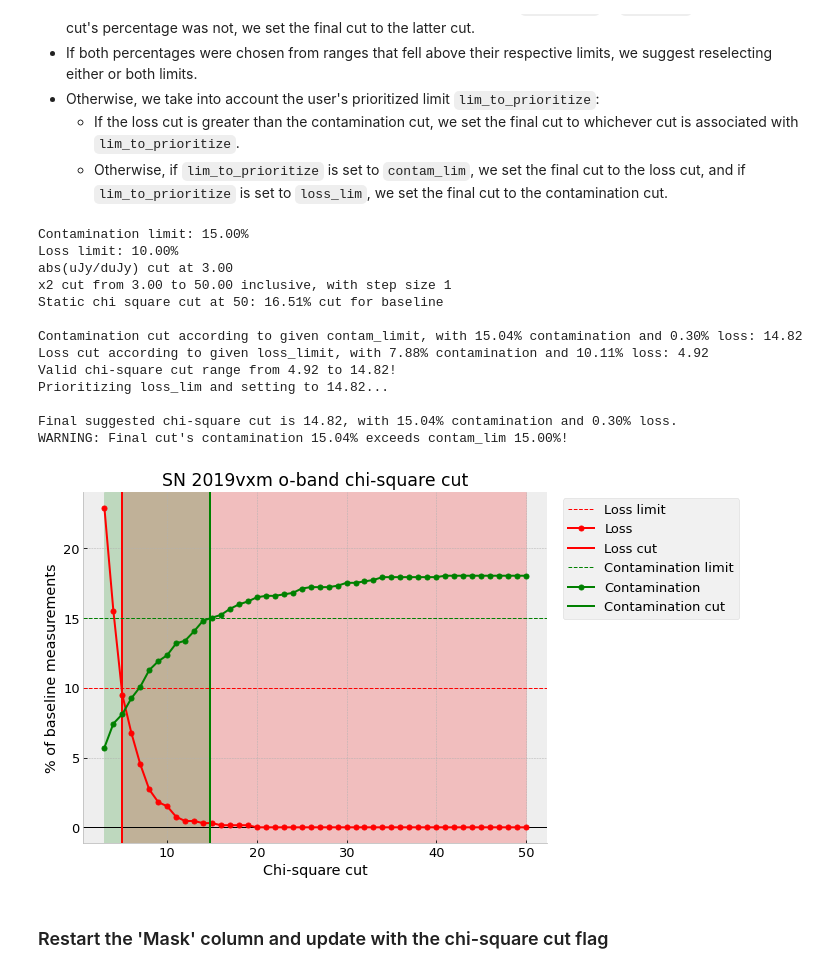
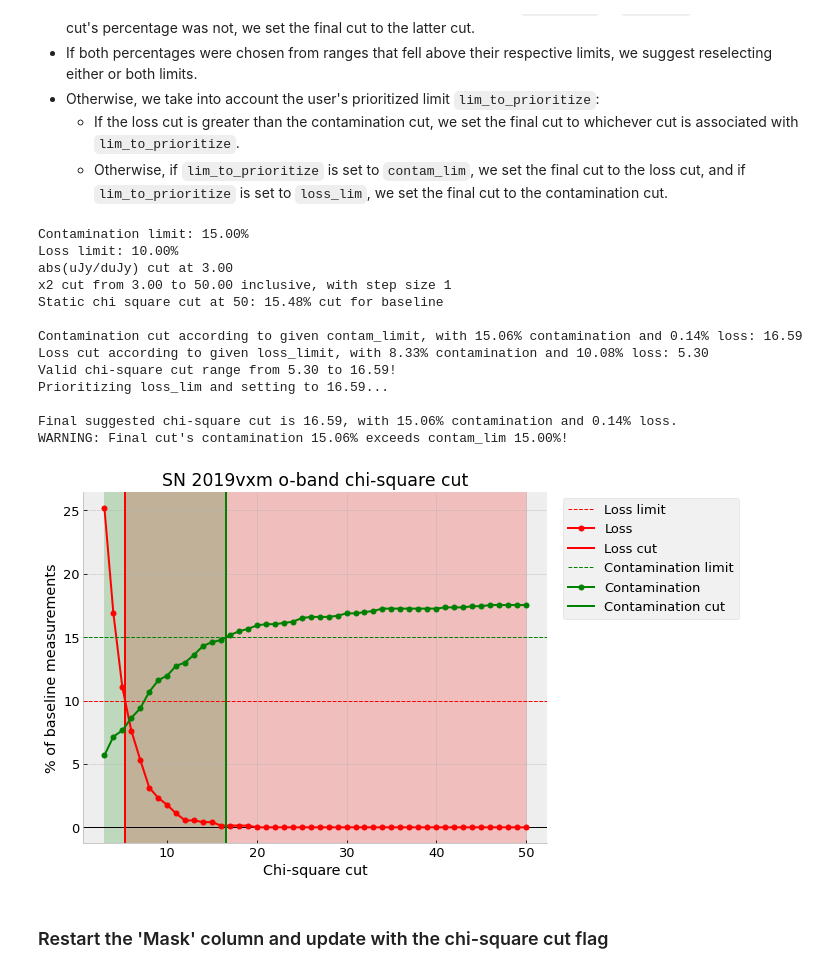
Before and after one commit to srest2021/atclean, a Jupyter notebook: clean_atlas_lc.ipynb, the cells around one changed output. Drawn from its saved outputs; the diff is of its cells as text; code cells hidden in the pictures.

```diff
--- a/clean_atlas_lc.ipynb
+++ b/clean_atlas_lc.ipynb
@@ -656,7 +668,7 @@ def choose_btwn_lim_cuts(contam_lim_cut, loss_lim_cut, contam_case, loss_case):
 
 def get_lim_cuts_data(cut, colname, indices=None):
     if indices is None:
-        indices = lc_info['baseline_i']
+        indices = lc_info['baseline_revised_i']
 
     b_good_i = lc_info['lc'].ix_inrange(colnames=['uJy/duJy'],lowlim=-stn_cut,uplim=stn_cut,indices=indices)
     b_bad_i = AnotB(indices, b_good_i)
@@ -766,7 +778,7 @@ def get_lim_cuts_table(stn_cut, cut_start, cut_stop, cut_step, indices=None):
     print('abs(uJy/duJy) cut at %0.2f \nx2 cut from %0.2f to %0.2f inclusive, with step size %d' % (stn_cut,cut_start,cut_stop,cut_step))
 
     if indices is None:
-        indices = lc_info['baseline_i']
+        indices = lc_info['baseline_revised_i']
 
     lim_cuts = pdastrostatsclass(columns=['PSF Chi-Square Cut', 'N', 'Ngood', 'Nbad', 'Nkept', 'Ncut', 'Ngood,kept', 'Ngood,cut', 'Nbad,kept', 'Nbad,cut',
                                           'Pgood,kept', 'Pgood,cut', 'Pbad,kept', 'Pbad,cut', 'Ngood,kept/Ngood', 'Ploss', 'Pcontamination',
@@ -819,7 +831,6 @@ if lim_to_prioritize != 'loss_lim' and lim_to_prioritize != 'contam_lim':
 print('Contamination limit: %0.2f%%\nLoss limit: %0.2f%%' % (contam_lim,loss_lim))
 
 lim_cuts = get_lim_cuts_table(stn_cut, cut_start, cut_stop, cut_step)
-#print(lim_cuts.t.to_string())
 contam_lim_cut, loss_lim_cut, contam_case, loss_case = get_lim_cuts(lim_cuts)
 lc_info['contam_case'] = contam_case
 lc_info['loss_case'] = loss_case
@@ -834,41 +845,41 @@ if lc_info['loss_case'] == 'above lim':
     print('WARNING: Loss cut not possible with loss <= loss_lim %0.2f!' % loss_lim)
 
 final_cut = choose_btwn_lim_cuts(contam_lim_cut, loss_lim_cut, contam_case, loss_case)
 lc_info['final_cut'] = final_cut
 
 if np.isnan(final_cut):
     print('\nERROR: Final suggested chi-square cut could not be determined. We suggest rethinking your contamination and loss limits.')
     lc_info['Pcontamination'] = np.nan
     lc_info['Ploss'] = np.nan
 else:
     if final_cut==contam_lim_cut:
         lc_info['Pcontamination'] = lc_info['contam_lim_cut_Pcontamination']
         lc_info['Ploss'] = lc_info['contam_lim_cut_Ploss']
     else:
         lc_info['Pcontamination'] = lc_info['loss_lim_cut_Pcontamination']
         lc_info['Ploss'] = lc_info['loss_lim_cut_Ploss']
     print('\nFinal suggested chi-square cut is %0.2f, with %0.2f%% contamination and %0.2f%% loss.' % (final_cut, lc_info['Pcontamination'], lc_info['Ploss']))
     if (lc_info['Pcontamination'] > contam_lim):
         print('WARNING: Final cut\'s contamination %0.2f%% exceeds contam_lim %0.2f%%!' % (lc_info['Pcontamination'],contam_lim))
     if (lc_info['Ploss'] > loss_lim):
         print('WARNING: Final cut\'s loss exceeds %0.2f%% loss_lim %0.2f%%!' % (lc_info['Ploss'],loss_lim))
 
 plot_lim_cuts(lim_cuts, contam_lim_cut, loss_lim_cut)
 # %% [output]
 Contamination limit: 15.00%
 Loss limit: 10.00%
 abs(uJy/duJy) cut at 3.00
 x2 cut from 3.00 to 50.00 inclusive, with step size 1
-Static chi square cut at 50: 16.51% cut for baseline
+Static chi square cut at 50: 15.48% cut for baseline
 
-Contamination cut according to given contam_limit, with 15.04% contamination and 0.30% loss: 14.82
-Loss cut according to given loss_limit, with 7.88% contamination and 10.11% loss: 4.92
-Valid chi-square cut range from 4.92 to 14.82!
-Prioritizing loss_lim and setting to 14.82...
+Contamination cut according to given contam_limit, with 15.06% contamination and 0.14% loss: 16.59
+Loss cut according to given loss_limit, with 8.33% contamination and 10.08% loss: 5.30
+Valid chi-square cut range from 5.30 to 16.59!
+Prioritizing loss_lim and setting to 16.59...
 
-Final suggested chi-square cut is 14.82, with 15.04% contamination and 0.30% loss.
-WARNING: Final cut's contamination 15.04% exceeds contam_lim 15.00%!
+Final suggested chi-square cut is 16.59, with 15.06% contamination and 0.14% loss.
+WARNING: Final cut's contamination 15.06% exceeds contam_lim 15.00%!
-[figure, old version]
+[figure, new version]
 # %%
 # confirm the final chi-square cut; if not, ask for user override
 
```
Also changed, not shown: parts of 8 cells of this notebook, 1 other file.
